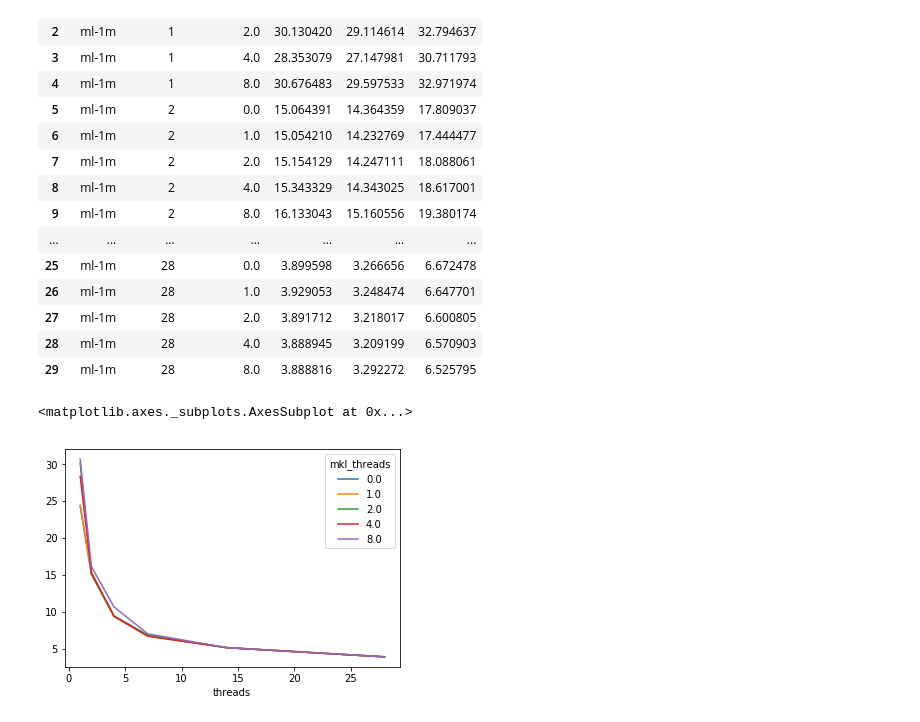
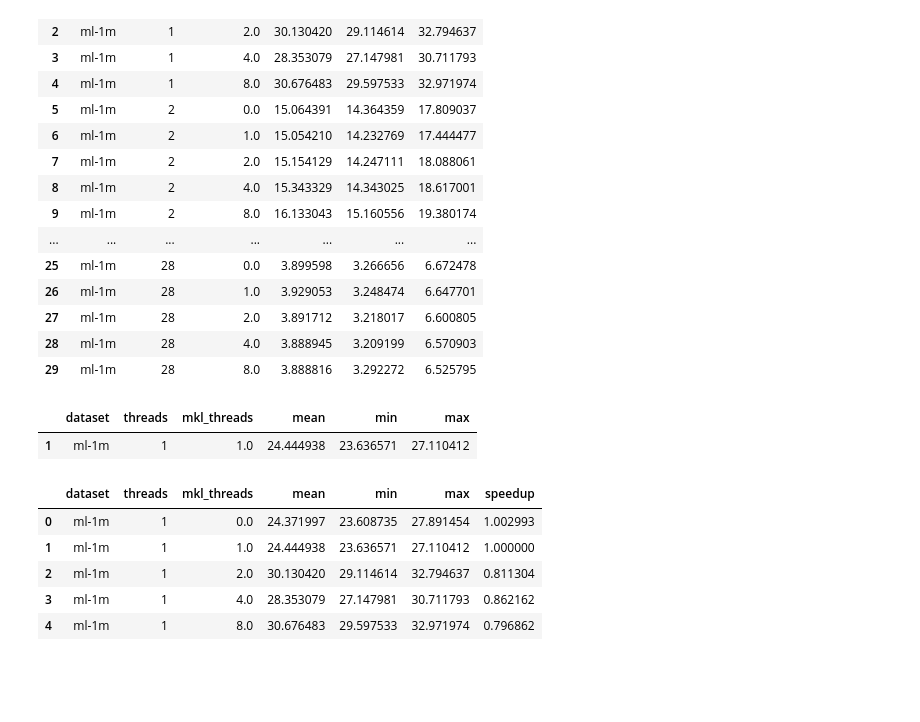
Before and after one commit to lenskit/lk-test-evals, a Jupyter notebook: Scaling.ipynb, the cells around one changed output. Saved outputs shown, nothing was run; the diff lists cells and outputs as text; code cells hidden in the pictures; blank space fills up the shorter version.

```diff
--- a/Scaling.ipynb
+++ b/Scaling.ipynb
@@ -90,11 +90,21 @@ omp_means
 | 27 | ml-1m | 28 | 2.0 | 3.891712 | 3.218017 | 6.600805 |
 | 28 | ml-1m | 28 | 4.0 | 3.888945 | 3.209199 | 6.570903 |
 | 29 | ml-1m | 28 | 8.0 | 3.888816 | 3.292272 | 6.525795 |
-# %%
-rdf = omp_means.pivot(index='threads', columns='mkl_threads', values='mean')
-rdf.plot()
-# %% [output]
-<matplotlib.axes._subplots.AxesSubplot at 0x...>
-[figure, removed]
+# %%
+baseline = omp_means[(omp_means.threads == 1.0) & (omp_means.mkl_threads == 1.0)]
+baseline
+# %% [output]
+|  | dataset | threads | mkl_threads | mean | min | max |
+| 1 | ml-1m | 1 | 1.0 | 24.444938 | 23.636571 | 27.110412 |
+# %%
+omp_means['speedup'] = baseline['mean'].values / omp_means['mean']
+omp_means.head()
+# %% [output]
+|  | dataset | threads | mkl_threads | mean | min | max | speedup |
+| 0 | ml-1m | 1 | 0.0 | 24.371997 | 23.608735 | 27.891454 | 1.002993 |
+| 1 | ml-1m | 1 | 1.0 | 24.444938 | 23.636571 | 27.110412 | 1.000000 |
+| 2 | ml-1m | 1 | 2.0 | 30.130420 | 29.114614 | 32.794637 | 0.811304 |
+| 3 | ml-1m | 1 | 4.0 | 28.353079 | 27.147981 | 30.711793 | 0.862162 |
+| 4 | ml-1m | 1 | 8.0 | 30.676483 | 29.597533 | 32.971974 | 0.796862 |
 # %%
 fig, ax = plt.subplots()
```
Also changed, not shown: parts of 1 cell of this notebook.
